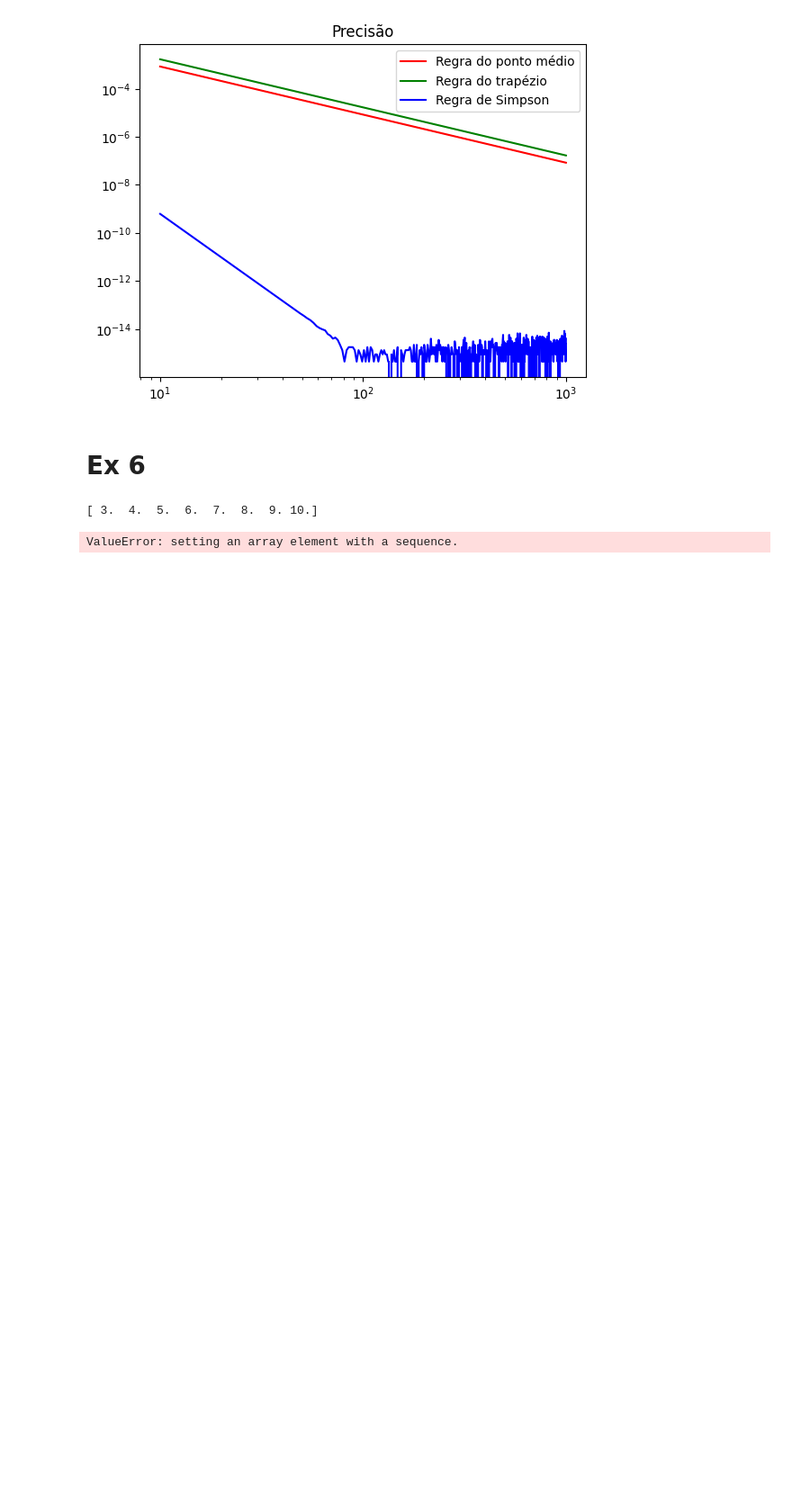
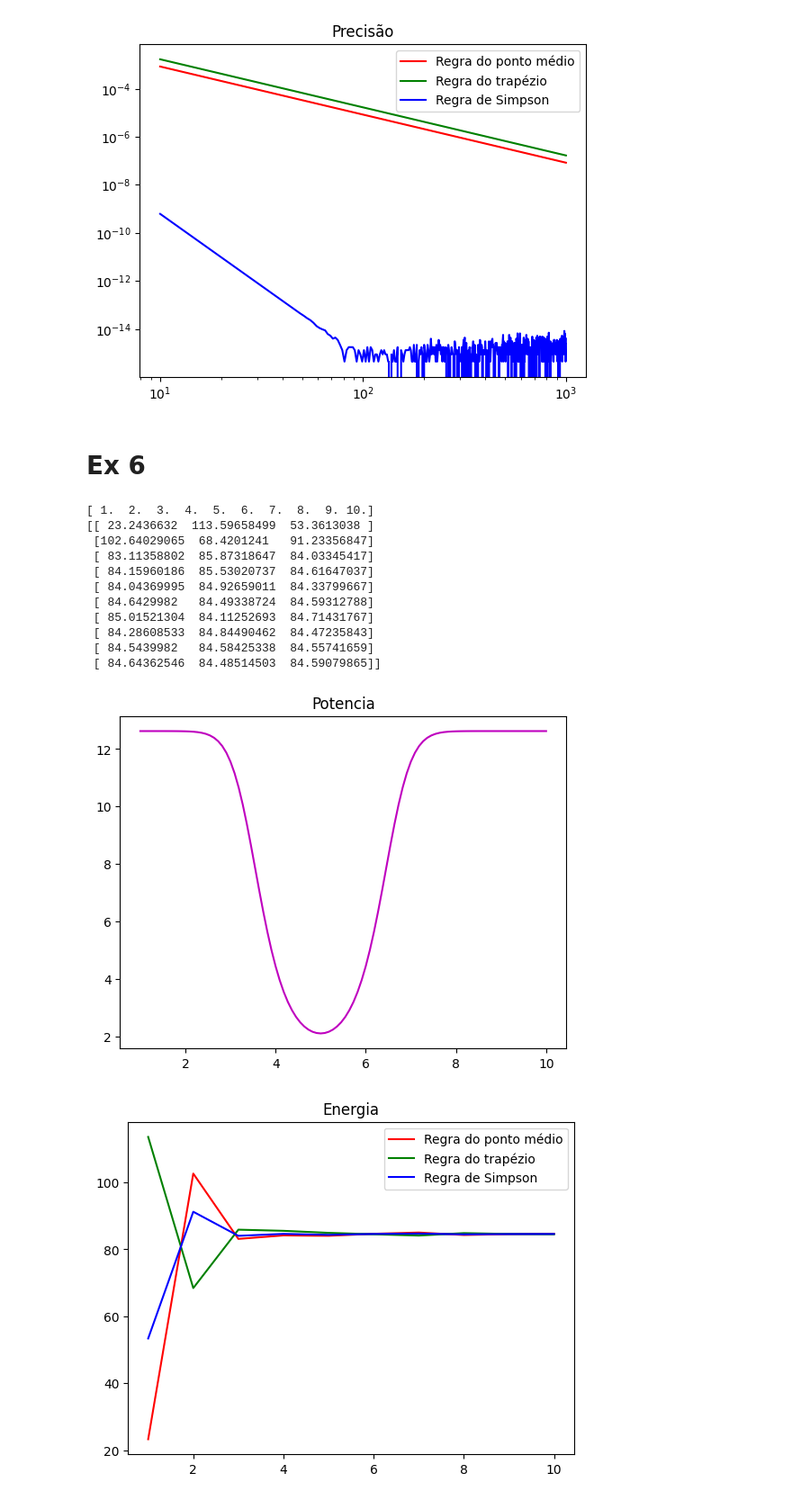
Before and after one commit to LuisFSForti/Atividades_USP, a Jupyter notebook: Calculo_Numerico/Atividade_5/Atividade5.ipynb, the cells around one changed output. Shown at 90% size. Saved outputs shown, nothing was run; the diff lists cells and outputs as text; code cells hidden in the pictures; blank space fills up the shorter version.

```diff
--- a/Calculo_Numerico/Atividade_5/Atividade5.ipynb
+++ b/Calculo_Numerico/Atividade_5/Atividade5.ipynb
@@ -428,22 +428,31 @@ def FormarD(conec, C):
 
 def Potencia(X):
     n, m = 8, 9
-    nv, nc, conec, C, coord = GeraRede(n, m, X)
-    #Este trecho é para correção dos valores, pois o código dos outros exercícios foi adaptado para o primeiro nó ser o 1, não o 0
-    #conec[:][:] += 1
+    W = []
+    for x in X:
+        nv, nc, conec, C, coord = GeraRede(n, m, x)
+        #Este trecho é para correção dos valores, pois o código dos outros exercícios foi adaptado para o primeiro nó ser o 1, não o 0
+        #conec[:][:] += 1
 
-    QB = 3
-    #Estas duas variáveis estão 1 à mais pelo mesmo motivo anterior
-    nAtm = n*m - 1
-    nB = 0
+        QB = 3
+        #Estas duas variáveis estão 1 à mais pelo mesmo motivo anterior
+        nAtm = n*m - 1
+        nB = 0
 
-    p = SolveNetwork(conec, C, nAtm, nB, QB, False)
+        p = SolveNetwork(conec, C, nAtm, nB, QB, False)
 
-    K = FormarK(C)
-    D = FormarD(conec, C)
+        K = FormarK(C)
+        D = FormarD(conec, C)
 
-    pT = np.transpose(p)
-    Dt = np.transpose(D)
-    aux = Dt.dot(K).dot(D)
-    W = pT.dot(aux).dot(p)
-    return W
+        pT = np.transpose(p)
+        Dt = np.transpose(D)
+        aux = Dt.dot(K).dot(D)
+        W.append(pT.dot(aux).dot(p))
+
+    return np.array(W)
+
+def ShowPotencia():
+    div = np.linspace(1, 10, 100)
+    plt.plot(div, Potencia(div), "-m")
+    plt.title("Potencia")
+    plt.show()
@@ -453,18 +459,31 @@ def Potencia(X):
 # %%
-N = np.linspace(3, 10, 8)
+N = np.linspace(1, 10, 10)
 #N = np.append(N,1000)
 print(N)
 energias = CalcularIntegrais(N, 1, 10, Potencia)
 
 print(energias)
 #print(CalcularIntegrais([10000], 1, 10, Potencia))
 
+ShowPotencia()
+
 plt.plot(N, energias[:,0], "-r")
 plt.plot(N, energias[:,1], "-g")
 plt.plot(N, energias[:,2], "-b")
 plt.title("Energia")
 plt.legend(["Regra do ponto médio", "Regra do trapézio", "Regra de Simpson"], loc="upper right")
 plt.show()
 # %% [output]
-[ 3.  4.  5.  6.  7.  8.  9. 10.]
+[ 1.  2.  3.  4.  5.  6.  7.  8.  9. 10.]
+[[ 23.2436632  113.59658499  53.3613038 ]
+ [102.64029065  68.4201241   91.23356847]
+ [ 83.11358802  85.87318647  84.03345417]
+ [ 84.15960186  85.53020737  84.61647037]
+ [ 84.04369995  84.92659011  84.33799667]
+ [ 84.6429982   84.49338724  84.59312788]
+ [ 85.01521304  84.11252693  84.71431767]
+ [ 84.28608533  84.84490462  84.47235843]
+ [ 84.5439982   84.58425338  84.55741659]
+ [ 84.64362546  84.48514503  84.59079865]]
-ValueError: setting an array element with a sequence.
+[figure, added]
+[figure, added]
```
Also changed, not shown: parts of 9 cells of this notebook.
